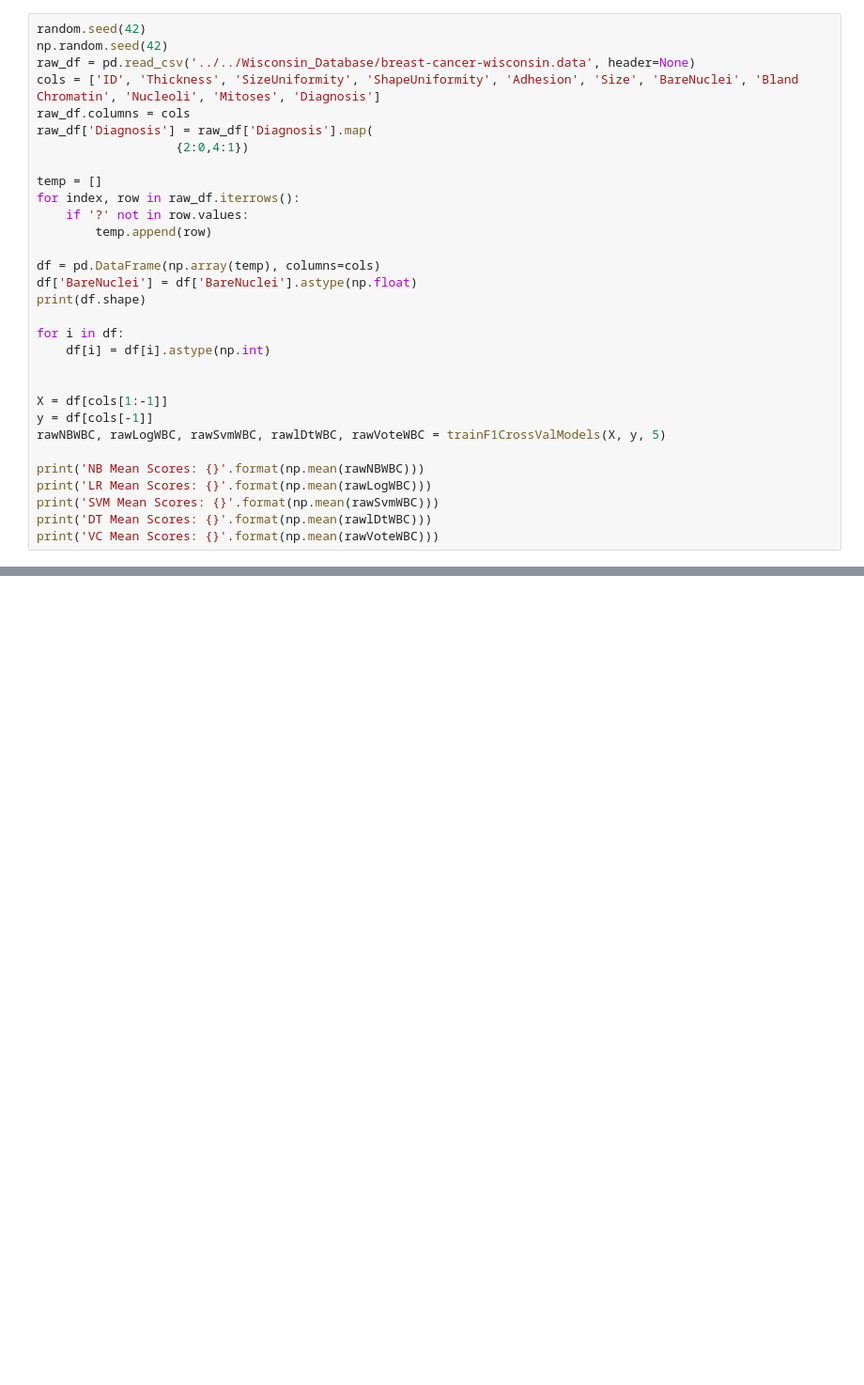
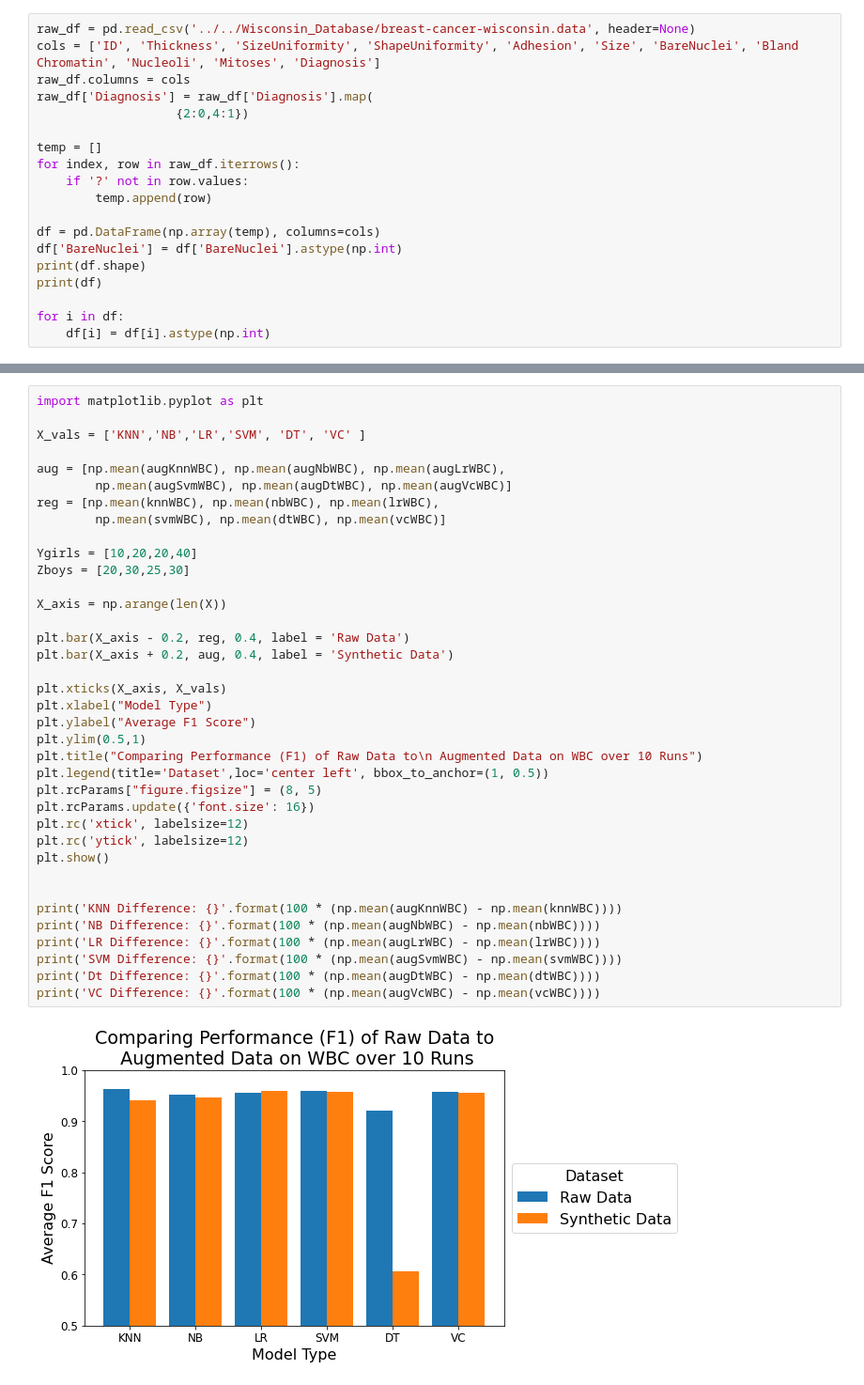
Before and after one commit to sprice134/MQP-2023, a Jupyter notebook: Code/Wole-Paper1/augmentationValidationF1.ipynb, the cells around one changed output, grey strips where cells are left out. Shown at 94% size. Cells and saved outputs as stored; diff of their text form; blank space fills up the shorter version.

```diff
--- a/Code/Wole-Paper1/augmentationValidationF1.ipynb
+++ b/Code/Wole-Paper1/augmentationValidationF1.ipynb
@@ -53,6 +98,4 @@ def trainF1CrossValModels(X, y, numFolds):
 # %%
-random.seed(42)
-np.random.seed(42)
 raw_df = pd.read_csv('../../Wisconsin_Database/breast-cancer-wisconsin.data', header=None)
 cols = ['ID', 'Thickness', 'SizeUniformity', 'ShapeUniformity', 'Adhesion', 'Size', 'BareNuclei', 'Bland Chromatin', 'Nucleoli', 'Mitoses', 'Diagnosis']
 raw_df.columns = cols
@@ -65,21 +108,11 @@ for index, row in raw_df.iterrows():
         temp.append(row)
 
 df = pd.DataFrame(np.array(temp), columns=cols)
-df['BareNuclei'] = df['BareNuclei'].astype(np.float)
+df['BareNuclei'] = df['BareNuclei'].astype(np.int)
 print(df.shape)
+print(df)
 
 for i in df:
     df[i] = df[i].astype(np.int)
-
-
-X = df[cols[1:-1]]
-y = df[cols[-1]]
-rawNBWBC, rawLogWBC, rawSvmWBC, rawlDtWBC, rawVoteWBC = trainF1CrossValModels(X, y, 5)
-
-print('NB Mean Scores: {}'.format(np.mean(rawNBWBC)))
-print('LR Mean Scores: {}'.format(np.mean(rawLogWBC)))
-print('SVM Mean Scores: {}'.format(np.mean(rawSvmWBC)))
-print('DT Mean Scores: {}'.format(np.mean(rawlDtWBC)))
-print('VC Mean Scores: {}'.format(np.mean(rawVoteWBC)))
 # %% [output]
 (683, 11)
@@ -141,0 +257,39 @@ VC Mean Scores: 1.0
+# %%
+import matplotlib.pyplot as plt
+
+X_vals = ['KNN','NB','LR','SVM', 'DT', 'VC' ]
+
+aug = [np.mean(augKnnWBC), np.mean(augNbWBC), np.mean(augLrWBC),
+        np.mean(augSvmWBC), np.mean(augDtWBC), np.mean(augVcWBC)]
+reg = [np.mean(knnWBC), np.mean(nbWBC), np.mean(lrWBC),
+        np.mean(svmWBC), np.mean(dtWBC), np.mean(vcWBC)]
+
+Ygirls = [10,20,20,40]
+Zboys = [20,30,25,30]
+
+X_axis = np.arange(len(X))
+
+plt.bar(X_axis - 0.2, reg, 0.4, label = 'Raw Data')
+plt.bar(X_axis + 0.2, aug, 0.4, label = 'Synthetic Data')
+
+plt.xticks(X_axis, X_vals)
+plt.xlabel("Model Type")
+plt.ylabel("Average F1 Score")
+plt.ylim(0.5,1)
+plt.title("Comparing Performance (F1) of Raw Data to\n Augmented Data on WBC over 10 Runs")
+plt.legend(title='Dataset',loc='center left', bbox_to_anchor=(1, 0.5))
+plt.rcParams["figure.figsize"] = (8, 5)
+plt.rcParams.update({'font.size': 16})
+plt.rc('xtick', labelsize=12)
+plt.rc('ytick', labelsize=12)
+plt.show()
+
+
+print('KNN Difference: {}'.format(100 * (np.mean(augKnnWBC) - np.mean(knnWBC))))
+print('NB Difference: {}'.format(100 * (np.mean(augNbWBC) - np.mean(nbWBC))))
+print('LR Difference: {}'.format(100 * (np.mean(augLrWBC) - np.mean(lrWBC))))
+print('SVM Difference: {}'.format(100 * (np.mean(augSvmWBC) - np.mean(svmWBC))))
+print('Dt Difference: {}'.format(100 * (np.mean(augDtWBC) - np.mean(dtWBC))))
+print('VC Difference: {}'.format(100 * (np.mean(augVcWBC) - np.mean(vcWBC))))
+# %% [output]
+[figure, added]
```
Also changed, not shown: parts of 27 cells of this notebook, 5 other files.
